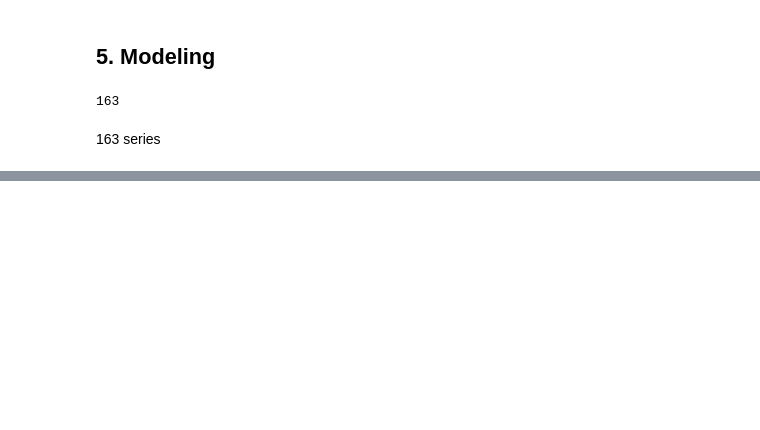
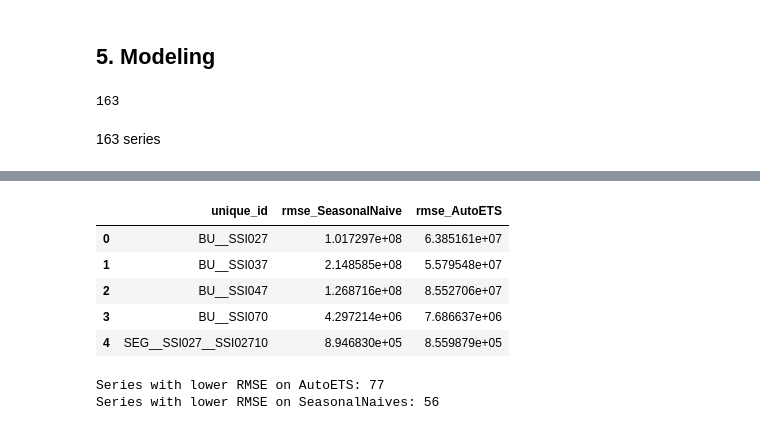
Before and after one commit to Alanog10/Siemens, a Jupyter notebook: Preprocessed reconsiliation.ipynb, the cells around one changed output, grey strips where cells are left out. Cells and saved outputs as stored; diff of their text form; code cells hidden in the pictures; blank space fills up the shorter version.

```diff
--- a/Preprocessed reconsiliation.ipynb
+++ b/Preprocessed reconsiliation.ipynb
@@ -1045,0 +1138,31 @@ len(series_dict)
+# %%
+rmse_by_series = []
+
+for uid, grp in eval_df.groupby('unique_id'):
+    rmse_s = np.sqrt(mean_squared_error(grp['y'], grp['SeasonalNaive']))
+    rmse_a = np.sqrt(mean_squared_error(grp['y'], grp['AutoETS']))
+
+    rmse_by_series.append({
+        'unique_id': uid,
+        'rmse_SeasonalNaive': rmse_s,
+        'rmse_AutoETS': rmse_a
+    })
+
+rmse_by_series = pd.DataFrame(rmse_by_series)
+rmse_by_series.head()
+# %% [output]
+|  | unique_id | rmse_SeasonalNaive | rmse_AutoETS |
+| 0 | BU__SSI027 | 1.017297e+08 | 6.385161e+07 |
+| 1 | BU__SSI037 | 2.148585e+08 | 5.579548e+07 |
+| 2 | BU__SSI047 | 1.268716e+08 | 8.552706e+07 |
+| 3 | BU__SSI070 | 4.297214e+06 | 7.686637e+06 |
+| 4 | SEG__SSI027__SSI02710 | 8.946830e+05 | 8.559879e+05 |
+# %%
+wins_autoets = (rmse_by_series['rmse_AutoETS'] < rmse_by_series['rmse_SeasonalNaive']).sum()
+wins_snaive  = (rmse_by_series['rmse_SeasonalNaive'] < rmse_by_series['rmse_AutoETS']).sum()
+
+print("Series with lower RMSE on AutoETS:", wins_autoets)
+print("Series with lower RMSE on SeasonalNaives:", wins_snaive)
+# %% [output]
+Series with lower RMSE on AutoETS: 77
+Series with lower RMSE on SeasonalNaives: 56
```
Also changed, not shown: parts of 8 cells of this notebook.
